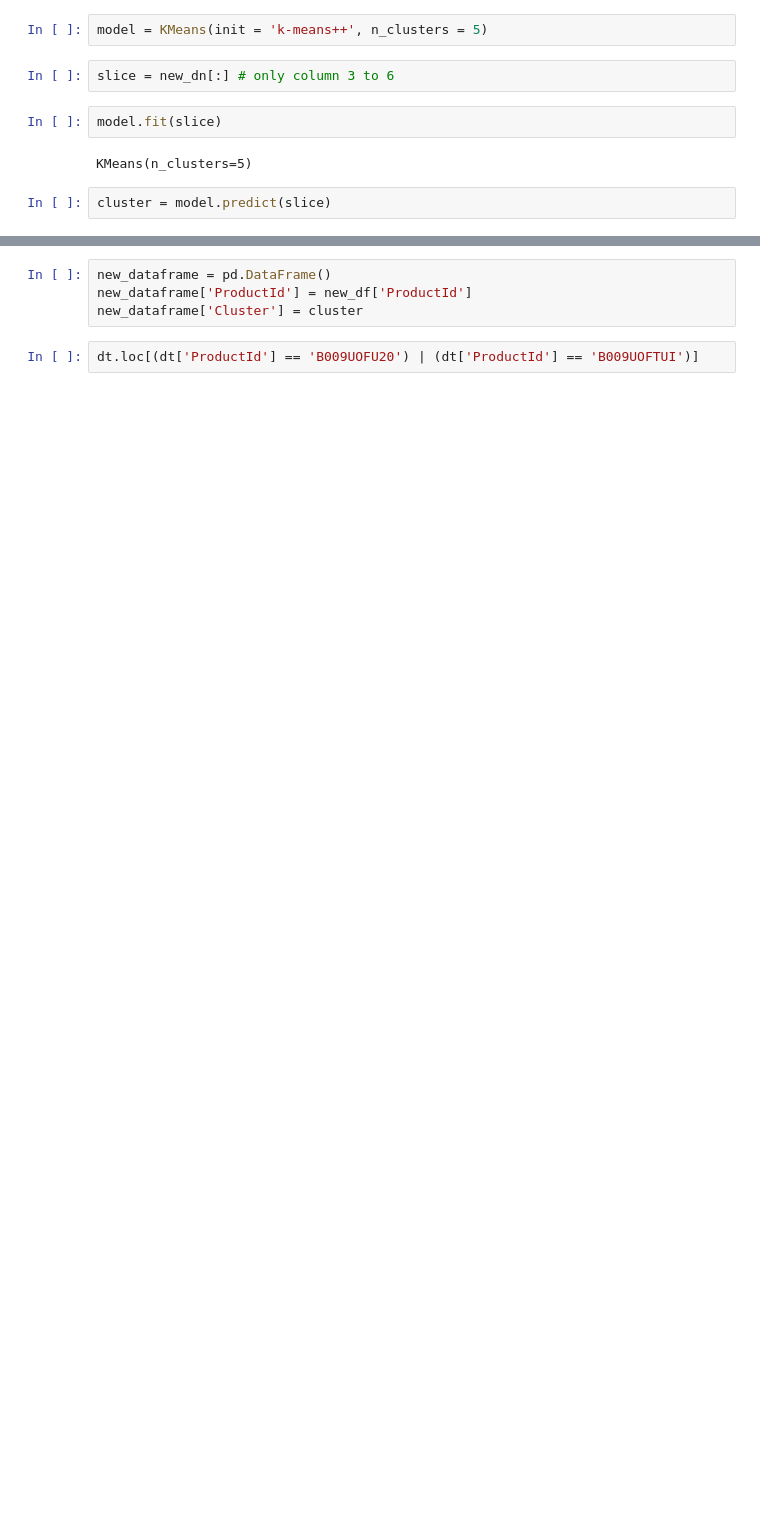
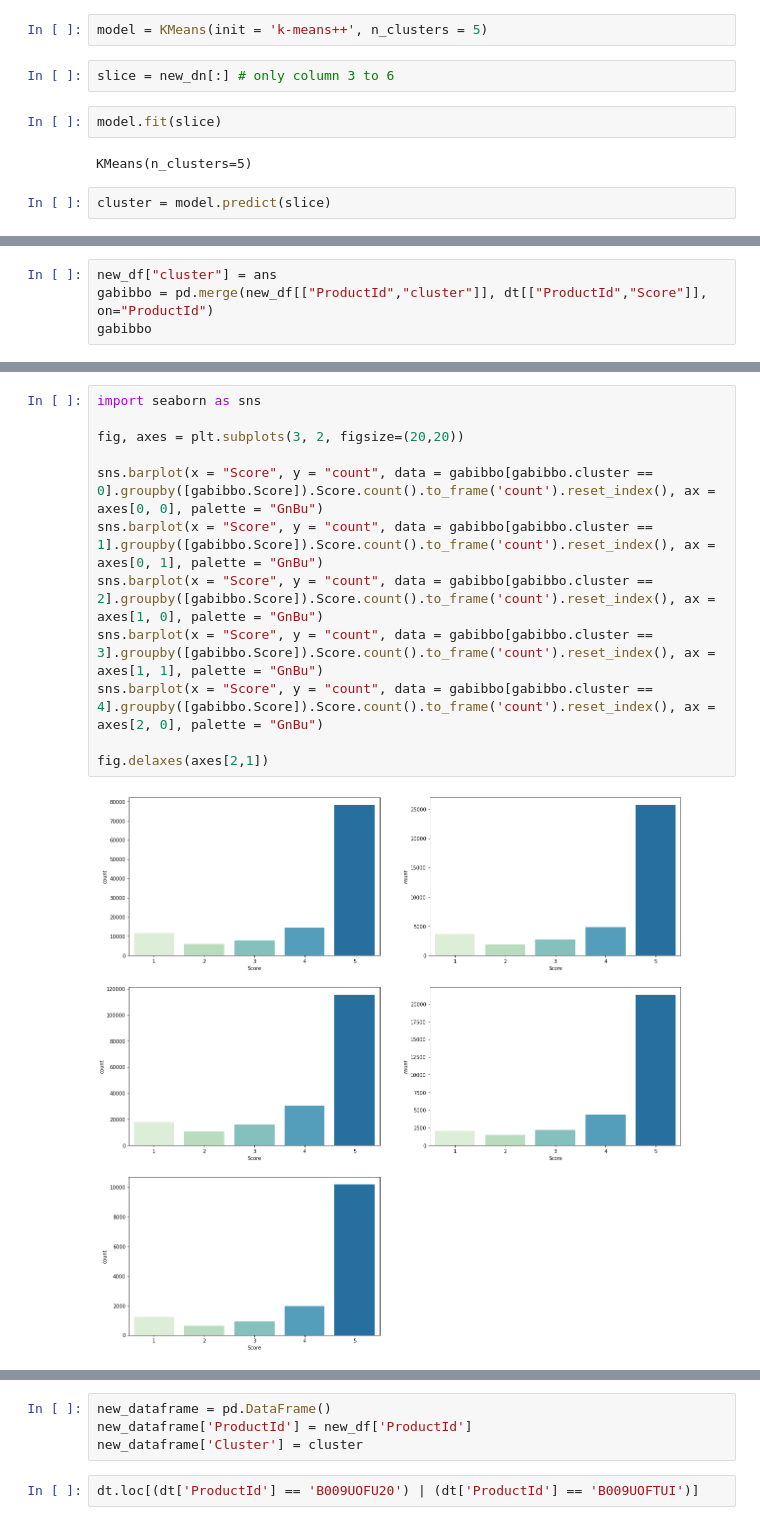
Before and after one commit to Jeremy98-alt/ADM-HW4, a Jupyter notebook: ADM-HW4(Q2) v2.ipynb, the cells around one changed output, grey strips where cells are left out. Saved outputs shown, nothing was run; the diff lists cells and outputs as text; blank space fills up the shorter version.

```diff
--- a/ADM-HW4(Q2) v2.ipynb
+++ b/ADM-HW4(Q2) v2.ipynb
@@ -352,0 +396,4 @@ array([1, 1, 2, 1, 1, 2, 1, 1, 1, 1])
+# %%
+new_df["cluster"] = ans
+gabibbo = pd.merge(new_df[["ProductId","cluster"]], dt[["ProductId","Score"]], on="ProductId")
+gabibbo
@@ -352,0 +414,14 @@ array([1, 1, 2, 1, 1, 2, 1, 1, 1, 1])
+# %%
+import seaborn as sns
+
+fig, axes = plt.subplots(3, 2, figsize=(20,20))
+
+sns.barplot(x = "Score", y = "count", data = gabibbo[gabibbo.cluster == 0].groupby([gabibbo.Score]).Score.count().to_frame('count').reset_index(), ax = axes[0, 0], palette = "GnBu")
+sns.barplot(x = "Score", y = "count", data = gabibbo[gabibbo.cluster == 1].groupby([gabibbo.Score]).Score.count().to_frame('count').reset_index(), ax = axes[0, 1], palette = "GnBu")
+sns.barplot(x = "Score", y = "count", data = gabibbo[gabibbo.cluster == 2].groupby([gabibbo.Score]).Score.count().to_frame('count').reset_index(), ax = axes[1, 0], palette = "GnBu")
+sns.barplot(x = "Score", y = "count", data = gabibbo[gabibbo.cluster == 3].groupby([gabibbo.Score]).Score.count().to_frame('count').reset_index(), ax = axes[1, 1], palette = "GnBu")
+sns.barplot(x = "Score", y = "count", data = gabibbo[gabibbo.cluster == 4].groupby([gabibbo.Score]).Score.count().to_frame('count').reset_index(), ax = axes[2, 0], palette = "GnBu")
+
+fig.delaxes(axes[2,1])
+# %% [output]
+[figure, added]
```
Also changed, not shown: parts of 25 cells of this notebook.
